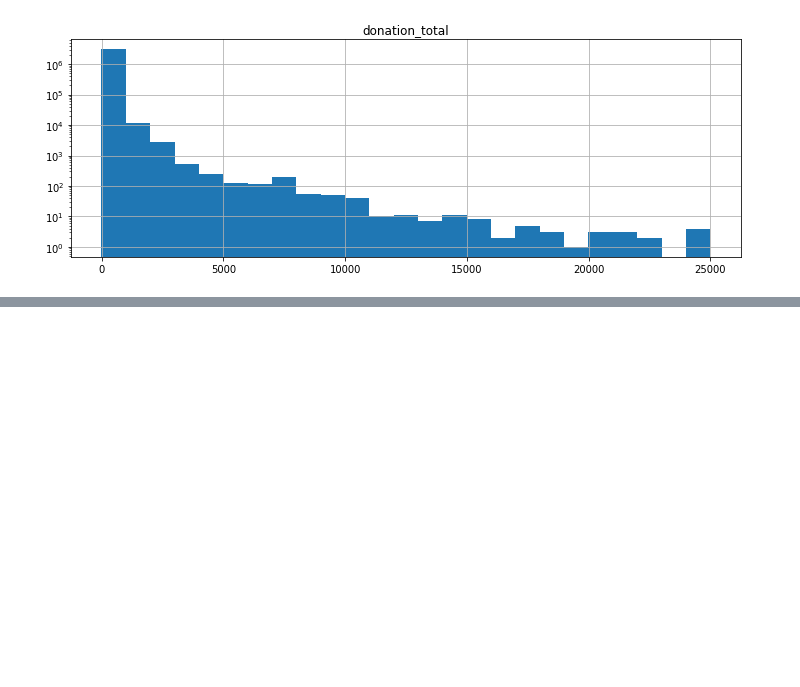
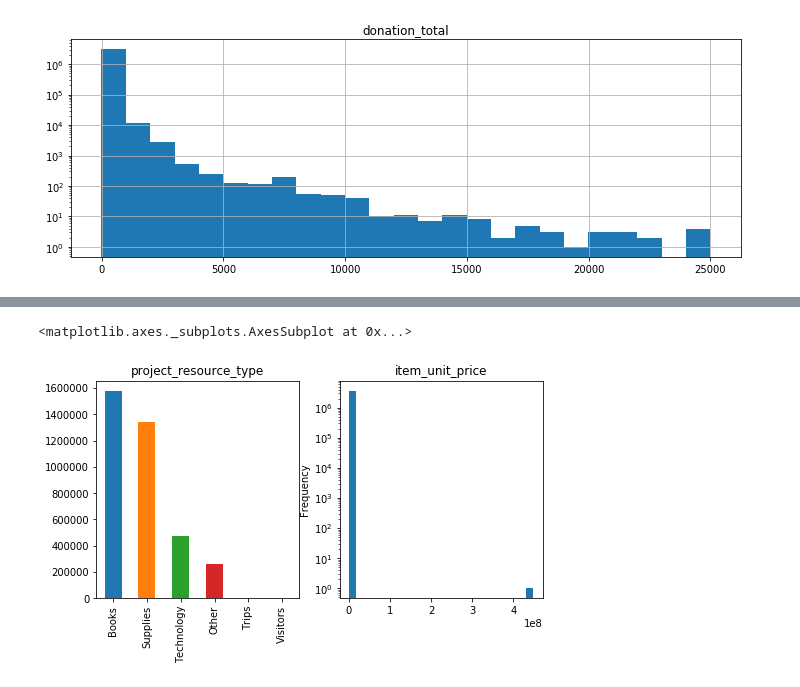
Before and after one commit to xanwich/DSaPP_RA_Project, a Jupyter notebook: Xander Beberman Data Role Assessment.ipynb, the cells around one changed output, grey strips where cells are left out. Cells and saved outputs as stored; diff of their text form; code cells hidden in the pictures; blank space fills up the shorter version.

```diff
--- a/Xander Beberman Data Role Assessment.ipynb
+++ b/Xander Beberman Data Role Assessment.ipynb
@@ -103,0 +180,3 @@ array([[<matplotlib.axes._subplots.AxesSubplot object at 0x...>]],
+# %%
+resources = pd.read_csv('data/resources.csv')
+resources.head()
@@ -103,0 +205,8 @@ array([[<matplotlib.axes._subplots.AxesSubplot object at 0x...>]],
+# %%
+fig = plt.figure(figsize=(8,4))
+ax1, ax2 = fig.subplots(1,2)
+resources['project_resource_type'].value_counts().plot(kind='bar', ax=ax1, title='project_resource_type')
+resources['item_unit_price'].plot(kind='hist', bins=25, ax=ax2, log=True, title='item_unit_price')
+# %% [output]
+<matplotlib.axes._subplots.AxesSubplot at 0x...>
+[figure, added]
```
Also changed, not shown: parts of 13 cells of this notebook.
